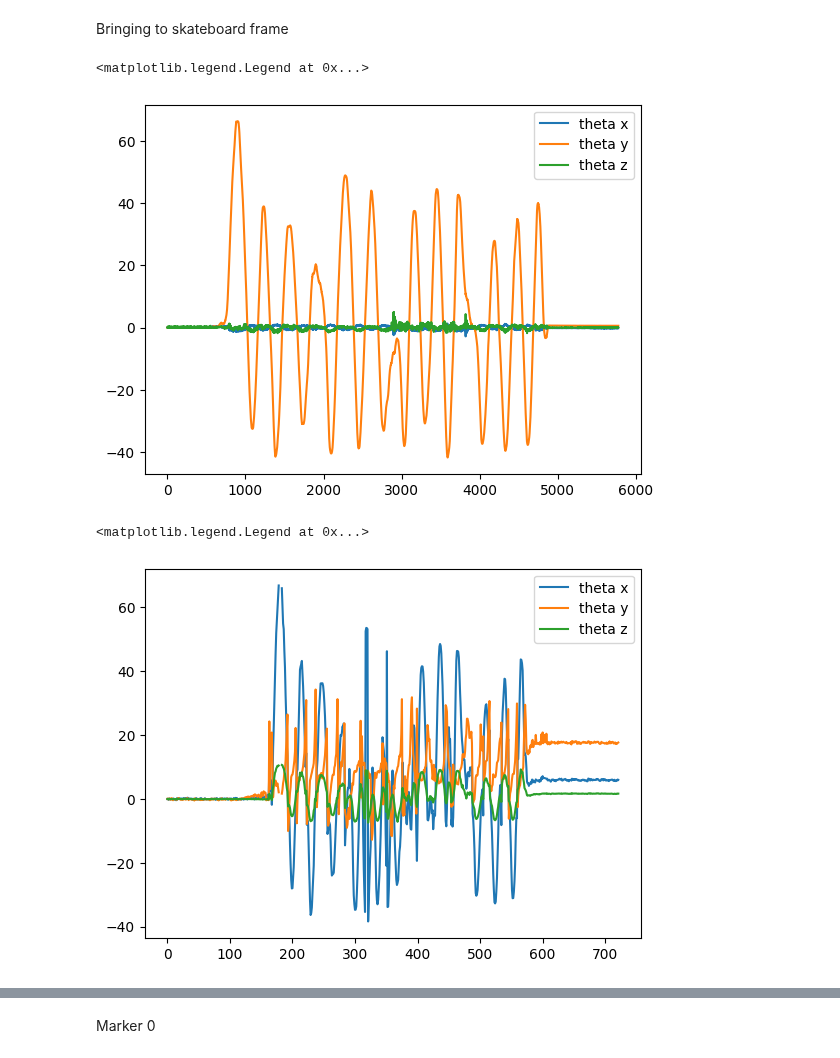
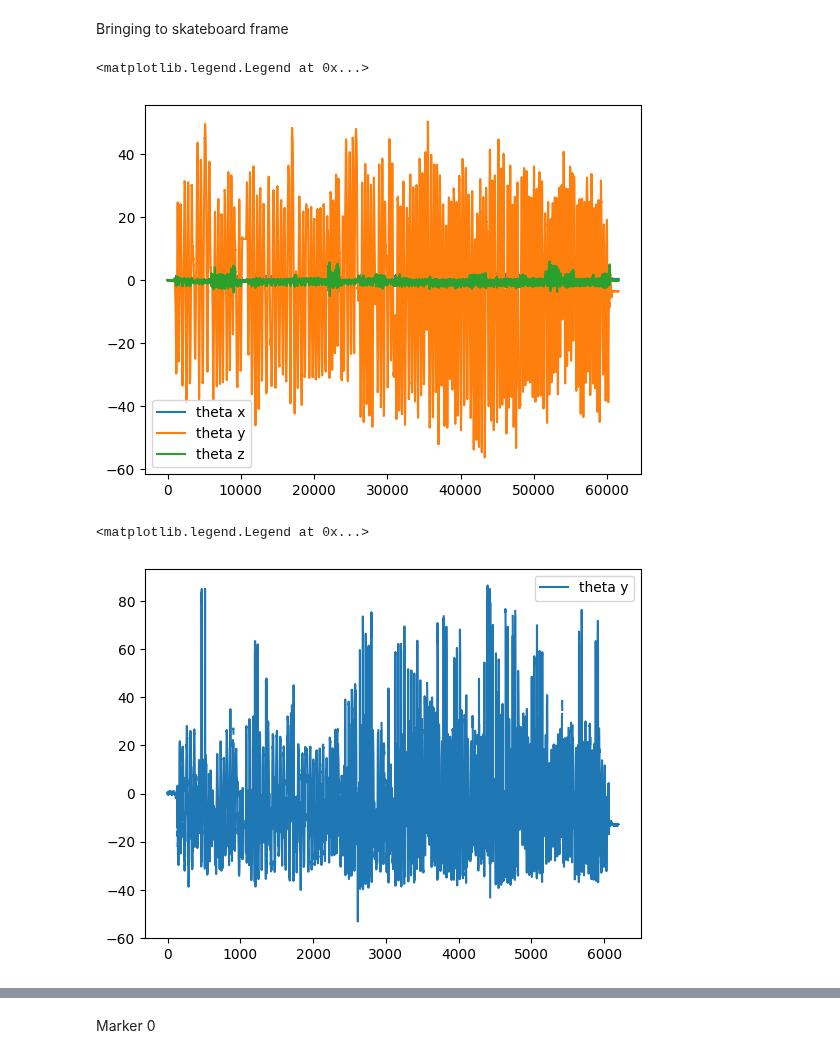
Before and after one commit to SujithChristopher/armbo, a Jupyter notebook: ipy_notebooks/inference_mocap_multiclass_m1_imu.ipynb, the cells around one changed output, grey strips where cells are left out. Drawn from its saved outputs; the diff is of its cells as text; code cells hidden in the pictures.

```diff
--- a/ipy_notebooks/inference_mocap_multiclass_m1_imu.ipynb
+++ b/ipy_notebooks/inference_mocap_multiclass_m1_imu.ipynb
@@ -28,7 +28,7 @@ _pth = os.path.dirname(_pth)
 _parent_folder = "cam_june_22_2023"
 _calib_folder_name = "calibration_00"
 
-_folder_name = "sk40_30_4_rotation_imu_16"
+_folder_name = "sk40_30_4_rotation_imu_long_20"
 # _folder_name = "board"
 
 _base_pth = os.path.join(_pth,"recorded_data",_parent_folder)
@@ -43,7 +43,7 @@ with open(_webcam_calib_pth, "rb") as f:
     _webcam_cam_mat = _temp[0]
     _webcam_dist = _temp[1]
 
-ar_lframe_pth = os.path.join(_webcam_calib_folder, "webcam_rotmat_7.msgpack")
+ar_lframe_pth = os.path.join(_webcam_calib_folder, "webcam_rotmat_9.msgpack")
 with open(ar_lframe_pth, "rb") as f:
     ar_lframe = mp.Unpacker(f, object_hook=mpn.decode)
     _ar_lframe_rot = next(ar_lframe)
@@ -257,9 +260,7 @@ for _frame in tqdm(_video_data):
     if len(modelcorners) != 0: # if there are any detections else skip
 
         try:
-            rvec, tvec= my_estimatePoseSingleMarkers(corners=modelcorners, marker_size=markerLength, mtx=_webcam_cam_mat, distortion=_webcam_dist)
-            rotation_vectors = rvec
-            translation_vectors = tvec
+            rotation_vectors, translation_vectors= my_estimatePoseSingleMarkers(corners=modelcorners, marker_size=markerLength, mtx=_webcam_cam_mat, distortion=_webcam_dist)
         except:
             ids = None
 
@@ -356,18 +342,6 @@ for i in range(len(coordinate_ml["0"]["x"])):
     rotation_vectors_0 = np.array([coordinate_ml["0"]["rx"][i], coordinate_ml["0"]["ry"][i], coordinate_ml["0"]["rz"][i]])
     rotation_matrix_0 = cv2.Rodrigues(rotation_vectors_0)[0]
     rmat.append(rotation_matrix_0)
-
-rmat_49 = []
-for i in range(len(coordinate_ml["49"]["x"])):
-    rotation_vectors_49 = np.array([coordinate_ml["49"]["rx"][i], coordinate_ml["49"]["ry"][i], coordinate_ml["49"]["rz"][i]])
-    rotation_matrix_49 = cv2.Rodrigues(rotation_vectors_49)[0]
-    rmat_49.append(rotation_matrix_49)
-
-rmat_80 = []
-for i in range(len(coordinate_ml["80"]["x"])):
-    rotation_vectors_80 = np.array([coordinate_ml["80"]["rx"][i], coordinate_ml["80"]["ry"][i], coordinate_ml["80"]["rz"][i]])
-    rotation_matrix_80 = cv2.Rodrigues(rotation_vectors_80)[0]
-    rmat_80.append(rotation_matrix_80)
 # %% [markdown]
 Orthonormalizing rmat
 # %%
@@ -384,25 +354,5 @@ df_80_ml = pl.DataFrame(coordinate_ml["80"])
 # %%
 translation_correction = np.array([0.045, -0.05, 0.045]).reshape(3, 1)
-# %%
-if type(df_0_ml) is not pl.DataFrame:
-    df_0_ml = pl.from_pandas(df_0_ml)
-
-tcoor_0_ml = {"x":[], "y":[], "z":[]}
-for i in range(len(coordinate_ml["49"]["x"])):
-    val = (_ar_lframe_rot.T @ (df_0_ml[["x", "y", "z"]][i].to_numpy().reshape(3,1) - _ar_lframe_org)) - translation_correction
-    # val = (orthormat[0].T @ (df_0_ml[["x", "y", "z"]][i].to_numpy().reshape(3,1) - df_0_ml[['x', 'y', 'z']][0].to_numpy().reshape(3,1)))
-
-    if val is None:
-        x = np.nan
-        y = np.nan
-        z = np.nan
-    else:
-        x = val[0][0]
-        y = val[1][0]
-        z = val[2][0]
-    tcoor_0_ml["x"].append(x)
-    tcoor_0_ml["y"].append(y)
-    tcoor_0_ml["z"].append(z)
 # %% [markdown]
 Bringing to skateboard frame
 # %%
@@ -450,7 +400,7 @@ plt.plot(_theta_z, label="theta z")
 plt.legend()
 # %% [output]
 <matplotlib.legend.Legend at 0x...>
-[figure, old version]
+[figure, new version]
 # %%
 _del_r_0 = []
 for i in tqdm(range(len(rmat))):
@@ -475,13 +425,13 @@ _theta_x_0 = np.rad2deg(_theta_x_0)
 _theta_y_0 = np.rad2deg(_theta_y_0)
 _theta_z_0 = np.rad2deg(_theta_z_0)
 # %%
-plt.plot(_theta_x_0, label="theta x")
+# plt.plot(_theta_x_0, label="theta x")
 plt.plot(_theta_y_0, label="theta y")
-plt.plot(_theta_z_0, label="theta z")
+# plt.plot(_theta_z_0, label="theta z")
 plt.legend()
 # %% [output]
 <matplotlib.legend.Legend at 0x...>
-[figure, old version]
+[figure, new version]
 # %%
 plt.plot(_imu_df["time"],-_imu_df["ang_z"].to_numpy(), label =  "angle imu z")
 plt.plot(_imu_df["time"],_imu_df["ang_y"].to_numpy(), label =  "angle imu y")
```
Also changed, not shown: parts of 32 cells of this notebook, 7 other files.
